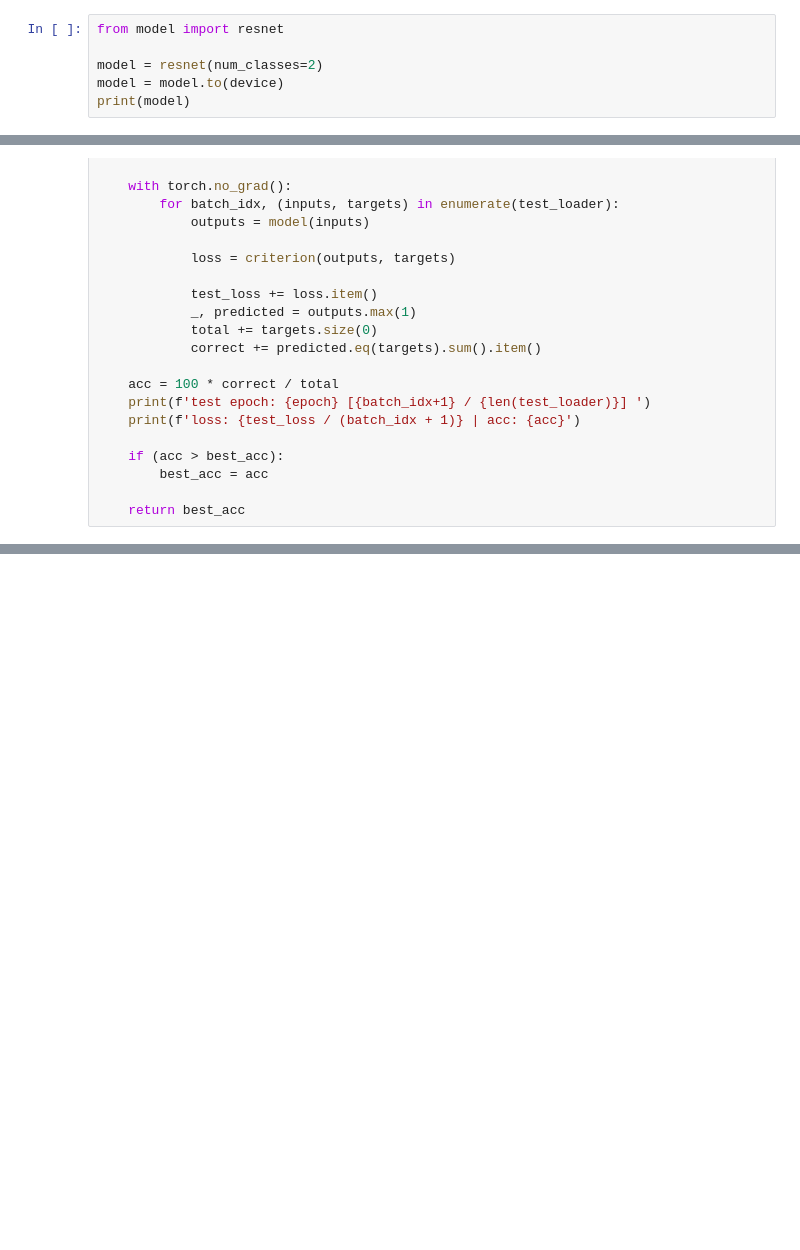
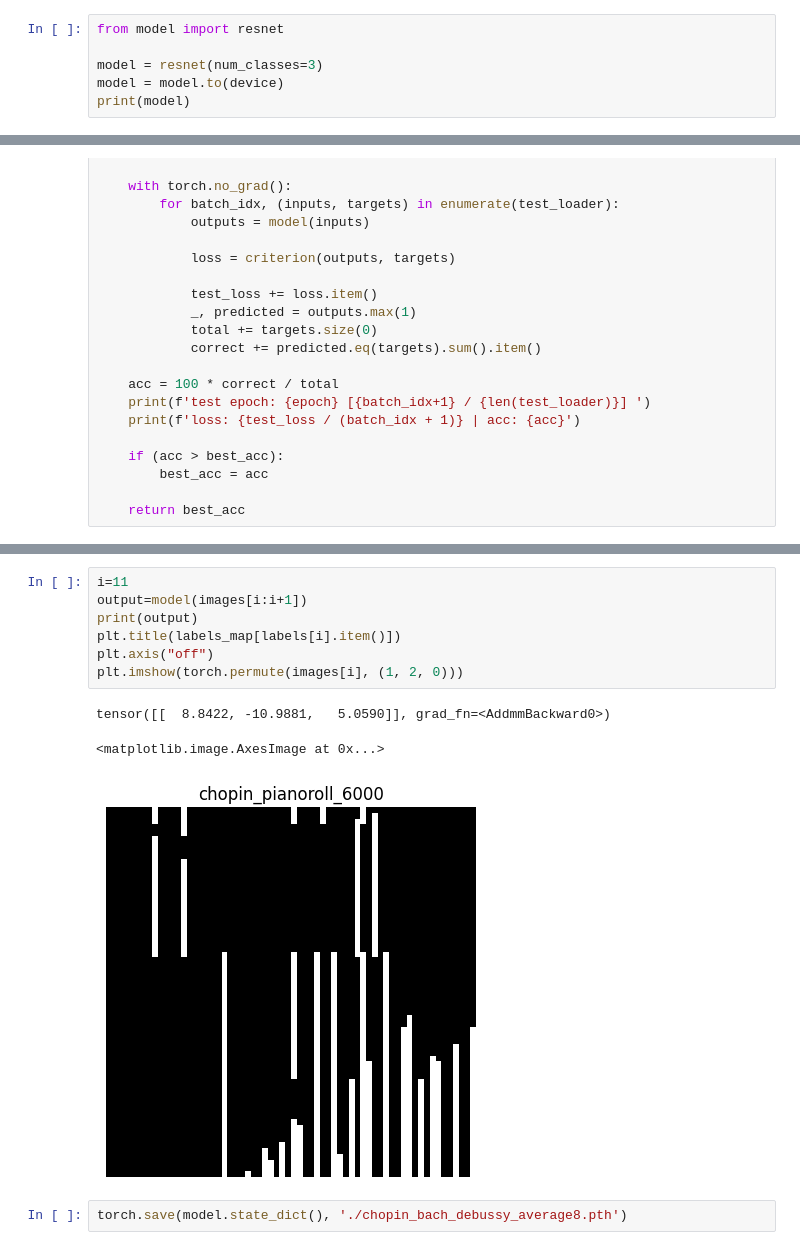
Before and after one commit to shw1606/cifar-10-resnet, a Jupyter notebook: train_midi.ipynb, the cells around one changed output, grey strips where cells are left out. Saved outputs shown, nothing was run; the diff lists cells and outputs as text; blank space fills up the shorter version.

Commit message:
feat: add debussy and save

```diff
--- a/train_midi.ipynb
+++ b/train_midi.ipynb
@@ -119,7 +121,7 @@ cpu
 # %%
 from model import resnet
 
-model = resnet(num_classes=2)
+model = resnet(num_classes=3)
 model = model.to(device)
 print(model)
 # %% [output]
@@ -233,0 +262,13 @@ KeyboardInterrupt:
+# %%
+i=11
+output=model(images[i:i+1])
+print(output)
+plt.title(labels_map[labels[i].item()])
+plt.axis("off")
+plt.imshow(torch.permute(images[i], (1, 2, 0)))
+# %% [output]
+tensor([[  8.8422, -10.9881,   5.0590]], grad_fn=<AddmmBackward0>)
+<matplotlib.image.AxesImage at 0x...>
+[figure, added]
+# %%
+torch.save(model.state_dict(), './chopin_bach_debussy_average8.pth')
```
Also changed, not shown: parts of 7 cells of this notebook, 1 other file.
